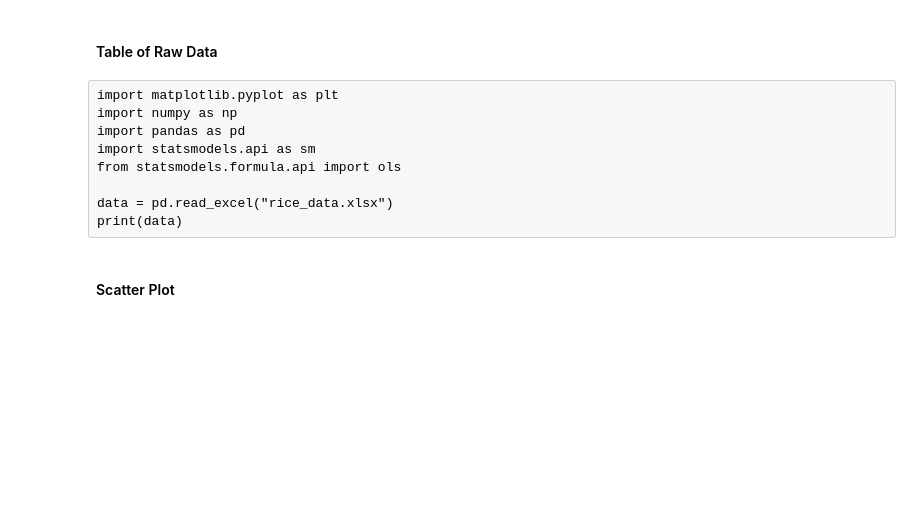
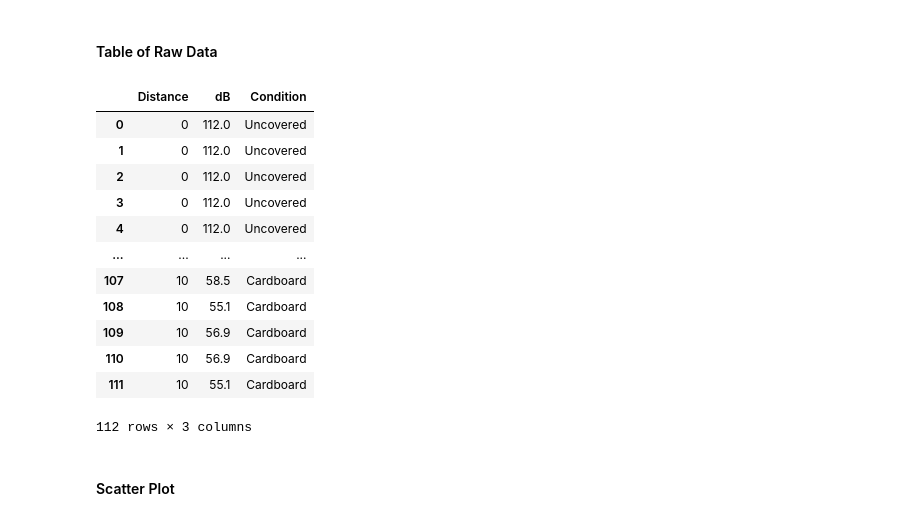
Before and after one commit to egsoliva/shield-0.1.2, a Jupyter notebook: stats-results/loudness-test/data_model.ipynb, the cells around one changed output. Saved outputs shown, nothing was run; the diff lists cells and outputs as text; code cells hidden in the pictures; blank space fills up the shorter version.

Commit message:
Modified jupyter notebook of data_model to show table

```diff
--- a/stats-results/loudness-test/data_model.ipynb
+++ b/stats-results/loudness-test/data_model.ipynb
@@ -2,15 +2,29 @@
 ## Comparing dB in Different Distances and Conditions
 # %% [markdown]
 #### Table of Raw Data
-# %% [raw]
-import matplotlib.pyplot as plt
-import numpy as np
-import pandas as pd
-import statsmodels.api as sm
-from statsmodels.formula.api import ols
-
-data = pd.read_excel("rice_data.xlsx")
-print(data)
+# %%
+import matplotlib.pyplot as plt
+import numpy as np
+import pandas as pd
+import statsmodels.api as sm
+from statsmodels.formula.api import ols
+
+data = pd.read_excel("rice_data.xlsx")
+data
+# %% [output]
+|  | Distance | dB | Condition |
+| 0 | 0 | 112.0 | Uncovered |
+| 1 | 0 | 112.0 | Uncovered |
+| 2 | 0 | 112.0 | Uncovered |
+| 3 | 0 | 112.0 | Uncovered |
+| 4 | 0 | 112.0 | Uncovered |
+| ... | ... | ... | ... |
+| 107 | 10 | 58.5 | Cardboard |
+| 108 | 10 | 55.1 | Cardboard |
+| 109 | 10 | 56.9 | Cardboard |
+| 110 | 10 | 56.9 | Cardboard |
+| 111 | 10 | 55.1 | Cardboard |
+112 rows × 3 columns
 # %% [markdown]
 #### Scatter Plot
 # %%
```
